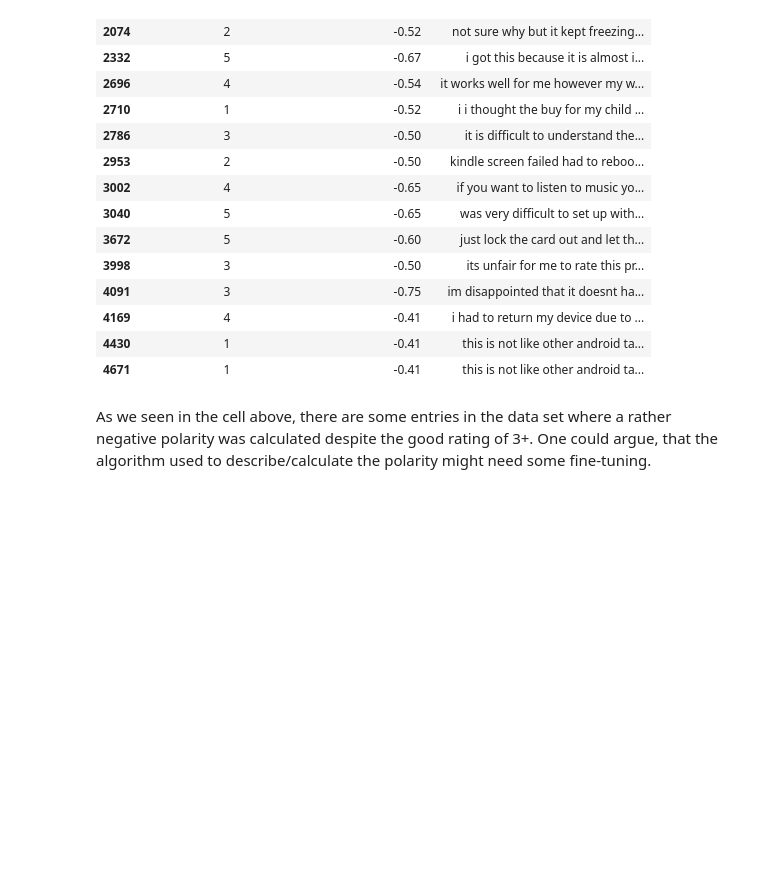
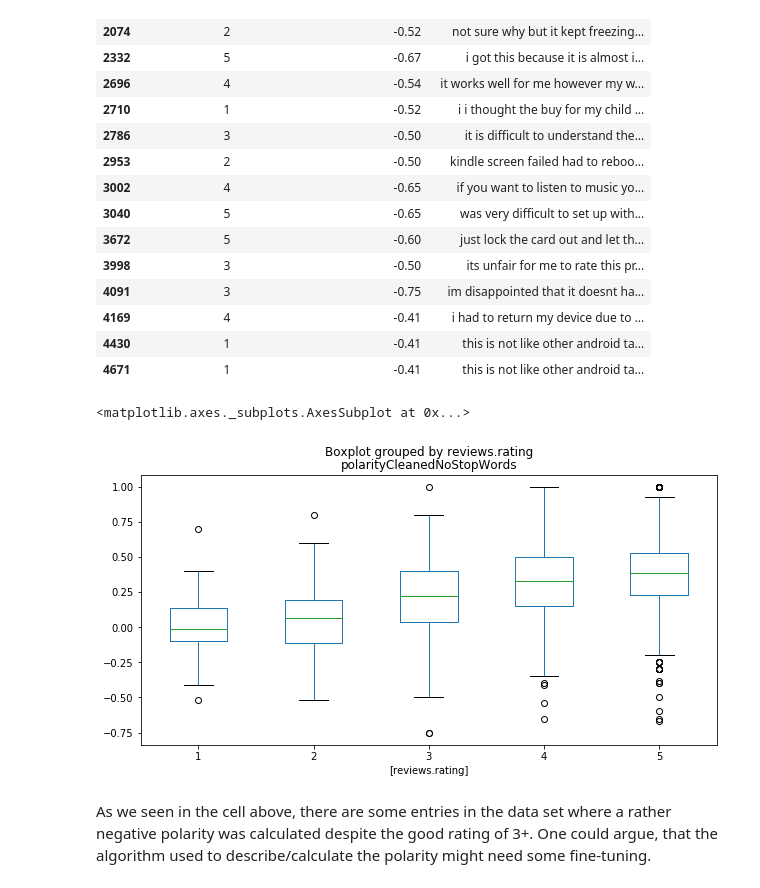
Before and after one commit to Krisselack/FHWN_Analysewerkzeuge, a Jupyter notebook: Sentiment.ipynb, the cells around one changed output. Drawn from its saved outputs; the diff is of its cells as text; code cells hidden in the pictures; blank space fills up the shorter version.

```diff
--- a/Sentiment.ipynb
+++ b/Sentiment.ipynb
@@ -145,5 +144,15 @@ df[['reviews.rating','polarityCleanedNoStopWords','reviewTextCleaned']].loc[df['
 | 4169 | 4 | -0.41 | i had to return my device due to ... |
 | 4430 | 1 | -0.41 | this is not like other android ta... |
 | 4671 | 1 | -0.41 | this is not like other android ta... |
+# %%
+comp_rev_pol = df[['reviews.rating','polarityCleanedNoStopWords']]
+
+# plt.scatter(comp_rev_pol["reviews.rating"],comp_rev_pol["polarityCleanedNoStopWords"])
+# plt.show()
+
+comp_rev_pol.boxplot(by='reviews.rating', figsize = (10,5), grid = False)
+# %% [output]
+<matplotlib.axes._subplots.AxesSubplot at 0x...>
+[figure, added]
 # %% [markdown]
 As we seen in the cell above, there are some entries in the data set where a rather negative polarity was calculated despite the good rating of 3+. One could argue, that the algorithm used to describe/calculate the polarity might need some fine-tuning.
```
Also changed, not shown: parts of 16 cells of this notebook, 2 other files.
